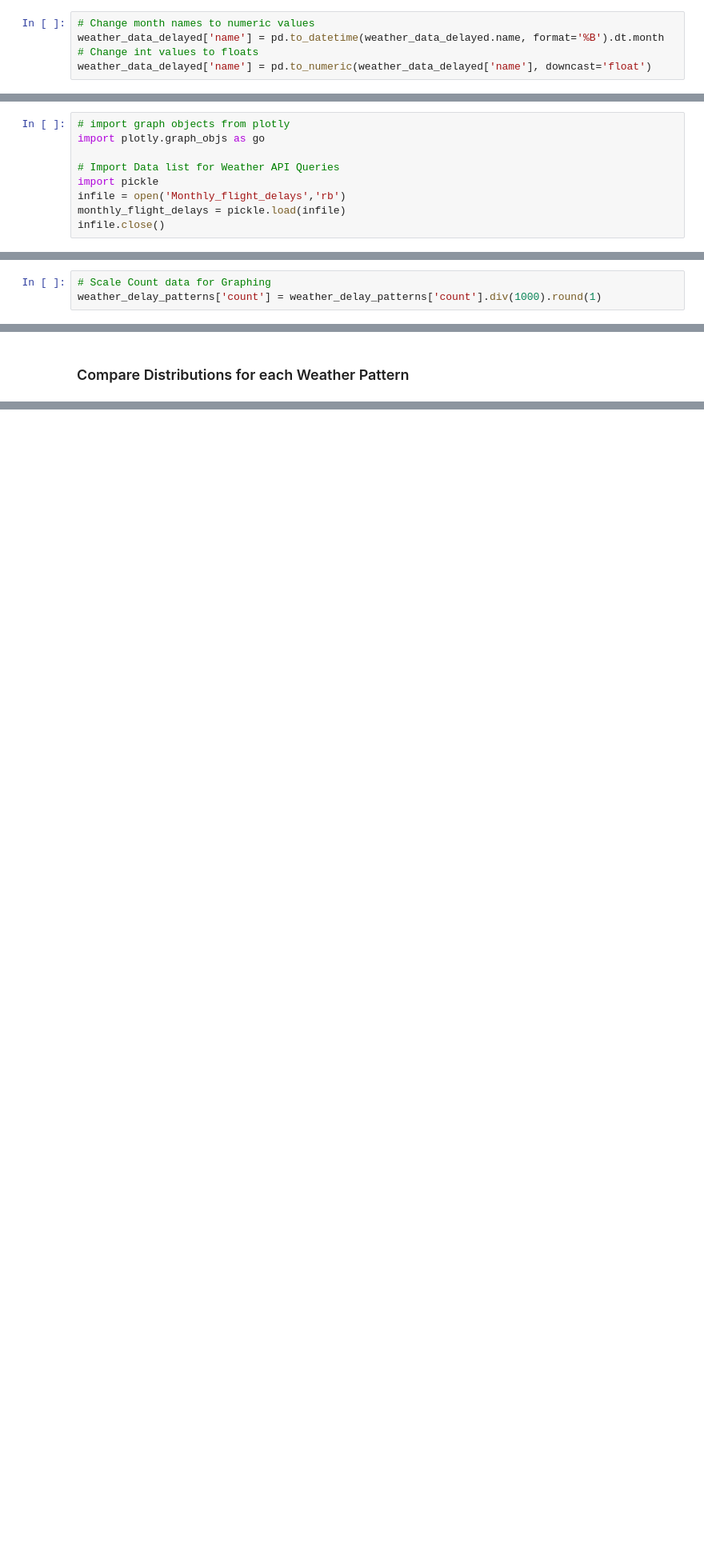
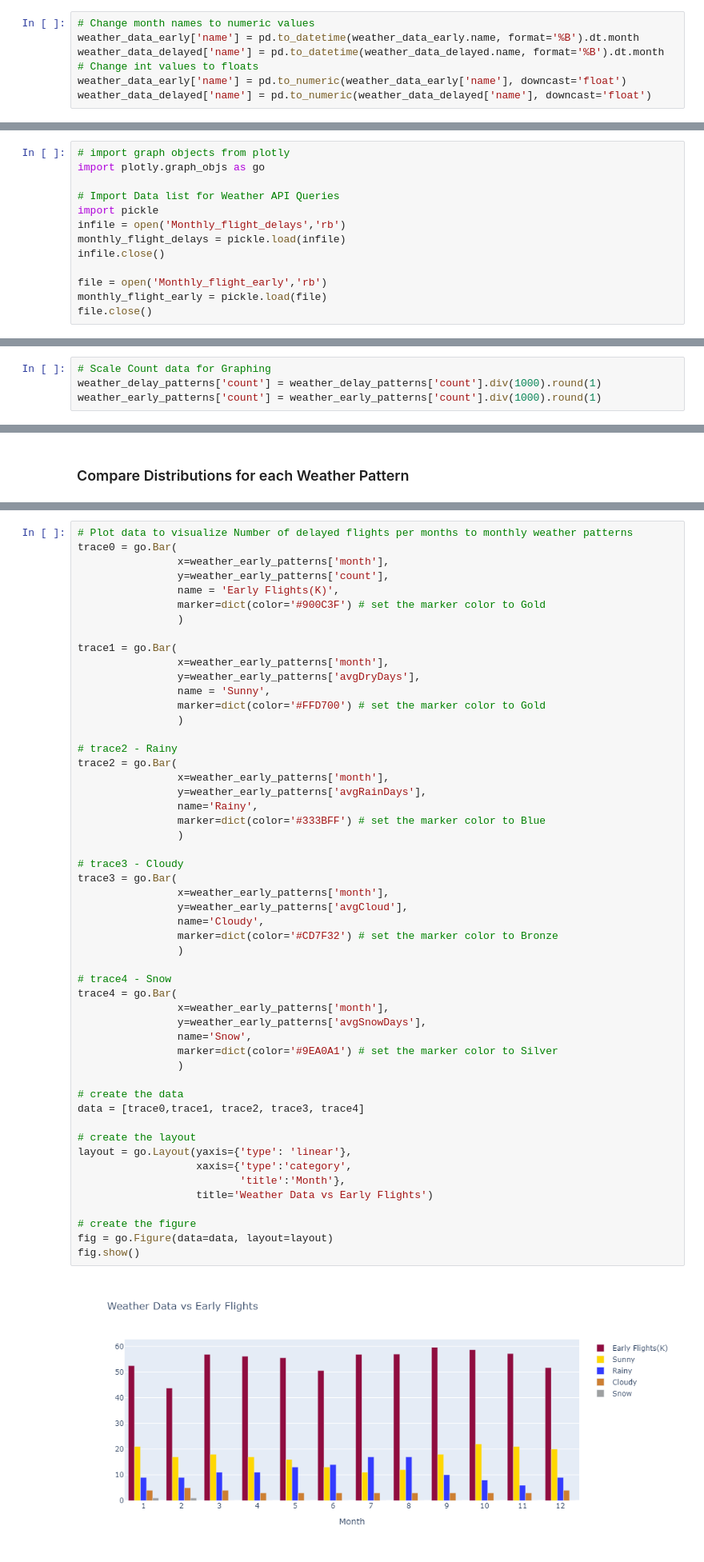
Before and after one commit to Ryearwood/Midterm_Project_Lighthouse_Labs_2021, a Jupyter notebook: Weather API.ipynb, the cells around one changed output, grey strips where cells are left out. Shown at 80% size. Saved outputs shown, nothing was run; the diff lists cells and outputs as text; blank space fills up the shorter version.

```diff
--- a/Weather API.ipynb
+++ b/Weather API.ipynb
@@ -65,6 +79,8 @@ weather_data_delayed = data[['name','avgRainDays','avgDryDays','avgCloud','avgSn
 # %%
 # Change month names to numeric values
+weather_data_early['name'] = pd.to_datetime(weather_data_early.name, format='%B').dt.month
 weather_data_delayed['name'] = pd.to_datetime(weather_data_delayed.name, format='%B').dt.month
 # Change int values to floats
+weather_data_early['name'] = pd.to_numeric(weather_data_early['name'], downcast='float')
 weather_data_delayed['name'] = pd.to_numeric(weather_data_delayed['name'], downcast='float')
 # %% [output]
@@ -90,5 +126,9 @@ import pickle
 infile = open('Monthly_flight_delays','rb')
 monthly_flight_delays = pickle.load(infile)
 infile.close()
+
+file = open('Monthly_flight_early','rb')
+monthly_flight_early = pickle.load(file)
+file.close()
 # %%
 # Scale Cloudy data for graphing purposes
@@ -110,4 +163,5 @@ for i in lst:
 # %%
 # Scale Count data for Graphing
 weather_delay_patterns['count'] = weather_delay_patterns['count'].div(1000).round(1)
+weather_early_patterns['count'] = weather_early_patterns['count'].div(1000).round(1)
 # %% [markdown]
@@ -193,0 +251,54 @@ Snowy Weather ==> Bimodal Distribution (1Peak between January/February/March & 1
+# %%
+# Plot data to visualize Number of delayed flights per months to monthly weather patterns
+trace0 = go.Bar(
+                x=weather_early_patterns['month'],
+                y=weather_early_patterns['count'],
+                name = 'Early Flights(K)',
+                marker=dict(color='#900C3F') # set the marker color to Gold
+                )
+
+trace1 = go.Bar(
+                x=weather_early_patterns['month'],
+                y=weather_early_patterns['avgDryDays'],
+                name = 'Sunny',
+                marker=dict(color='#FFD700') # set the marker color to Gold
+                )
+
+# trace2 - Rainy
+trace2 = go.Bar(
+                x=weather_early_patterns['month'],
+                y=weather_early_patterns['avgRainDays'],
+                name='Rainy',
+                marker=dict(color='#333BFF') # set the marker color to Blue
+                )
+
+# trace3 - Cloudy
+trace3 = go.Bar(
+                x=weather_early_patterns['month'],
+                y=weather_early_patterns['avgCloud'],
+                name='Cloudy',
+                marker=dict(color='#CD7F32') # set the marker color to Bronze
+                )
+
+# trace4 - Snow
+trace4 = go.Bar(
+                x=weather_early_patterns['month'],
+                y=weather_early_patterns['avgSnowDays'],
+                name='Snow',
+                marker=dict(color='#9EA0A1') # set the marker color to Silver
+                )
+
+# create the data
+data = [trace0,trace1, trace2, trace3, trace4]
+
+# create the layout
+layout = go.Layout(yaxis={'type': 'linear'},
+                   xaxis={'type':'category',
+                          'title':'Month'},
+                   title='Weather Data vs Early Flights')
+
+# create the figure
+fig = go.Figure(data=data, layout=layout)
+fig.show()
+# %% [output]
+[figure, added]
```
Also changed, not shown: parts of 14 cells of this notebook.
